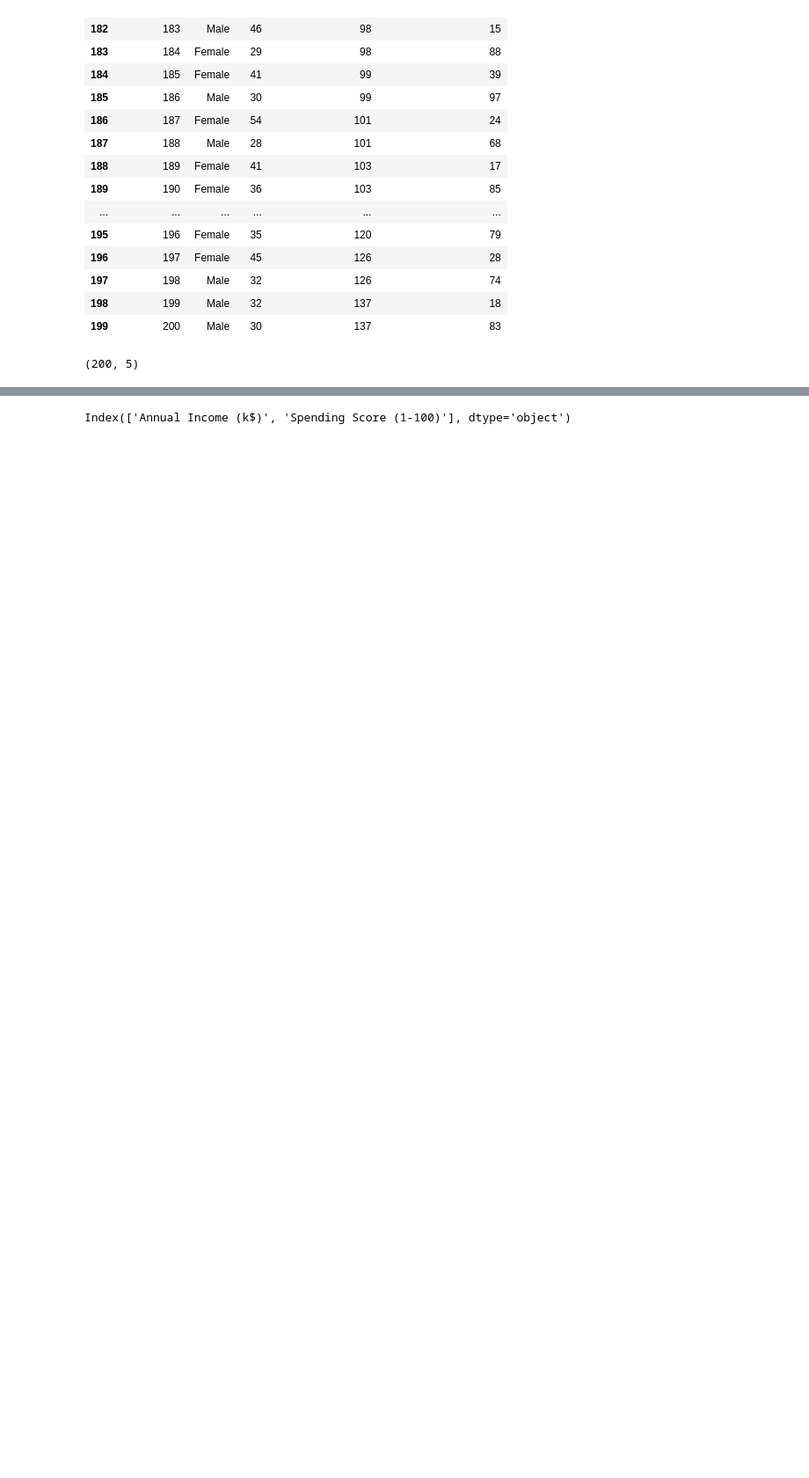
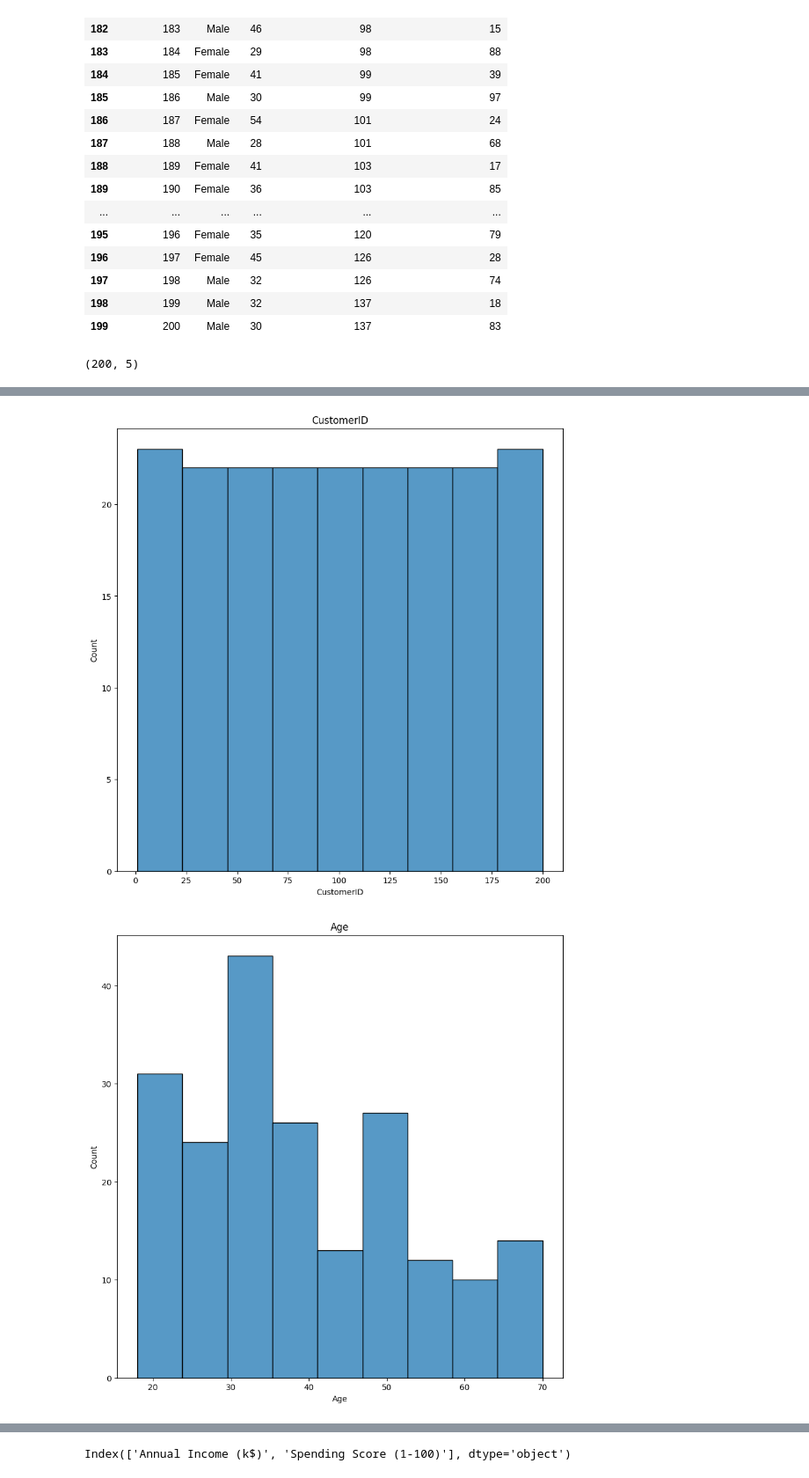
Before and after one commit to Estomihi100103/Clusterisasi-using-Mall-Custumer-Segmentation-Data, a Jupyter notebook: clustering_customer.ipynb, the cells around one changed output, grey strips where cells are left out. Shown: that part at 88% size. Cells and saved outputs as stored; diff of their text form; code cells hidden in the pictures; blank space fills up the shorter version.

```diff
--- a/clustering_customer.ipynb
+++ b/clustering_customer.ipynb
@@ -14,3 +18,5 @@ df = pd.read_csv("D:\SEMESTER 5\Certan\Proyek\Clusterisasi-using-Mall-Custumer-S
+# %%
+df = pd.read_csv("Mall_Customers.csv")
 # %%
 df.head(20)
 # %% [output]
@@ -59,0 +92,12 @@ df.shape
+# %%
+# get the numerical columns of the DataFrame
+num_cols = df.select_dtypes(include=['float64','int64']).columns
+# create a figure with size (10, 10) for each numerical column
+for col in num_cols:
+    plt.figure(figsize=(10,10))
+    sns.histplot(data=df, x=col)
+    plt.title(col)
+    plt.show()
+# %% [output]
+[figure, added]
+[figure, added]
```
Also changed, not shown: parts of 13 cells of this notebook.
